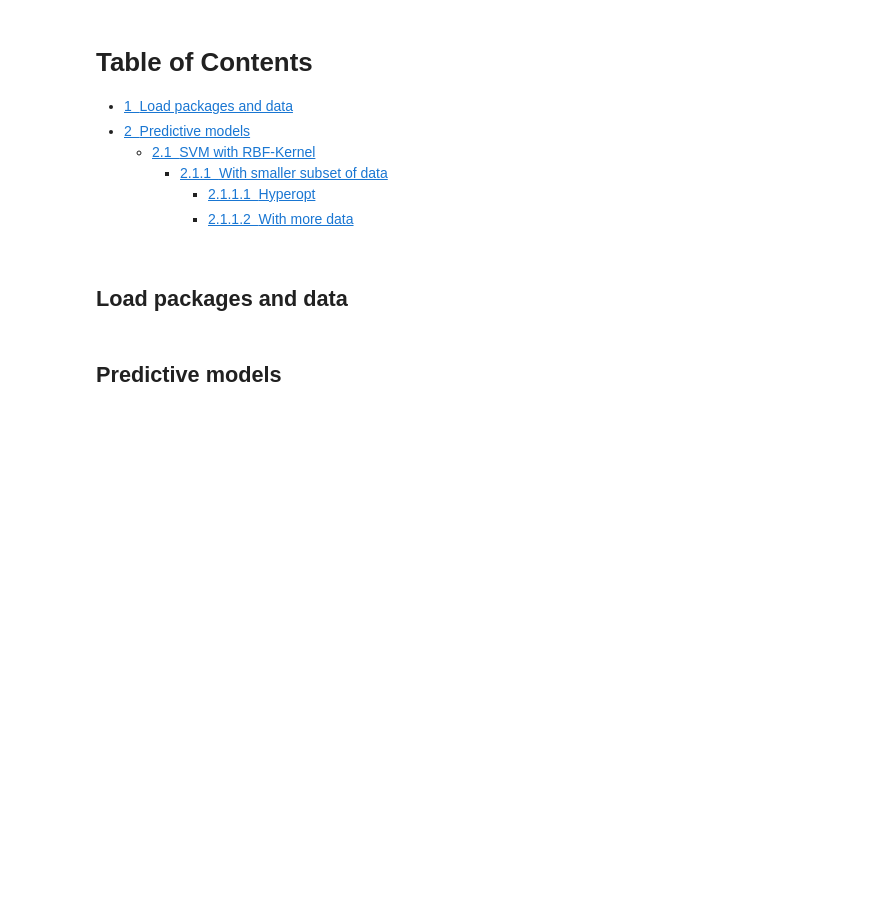
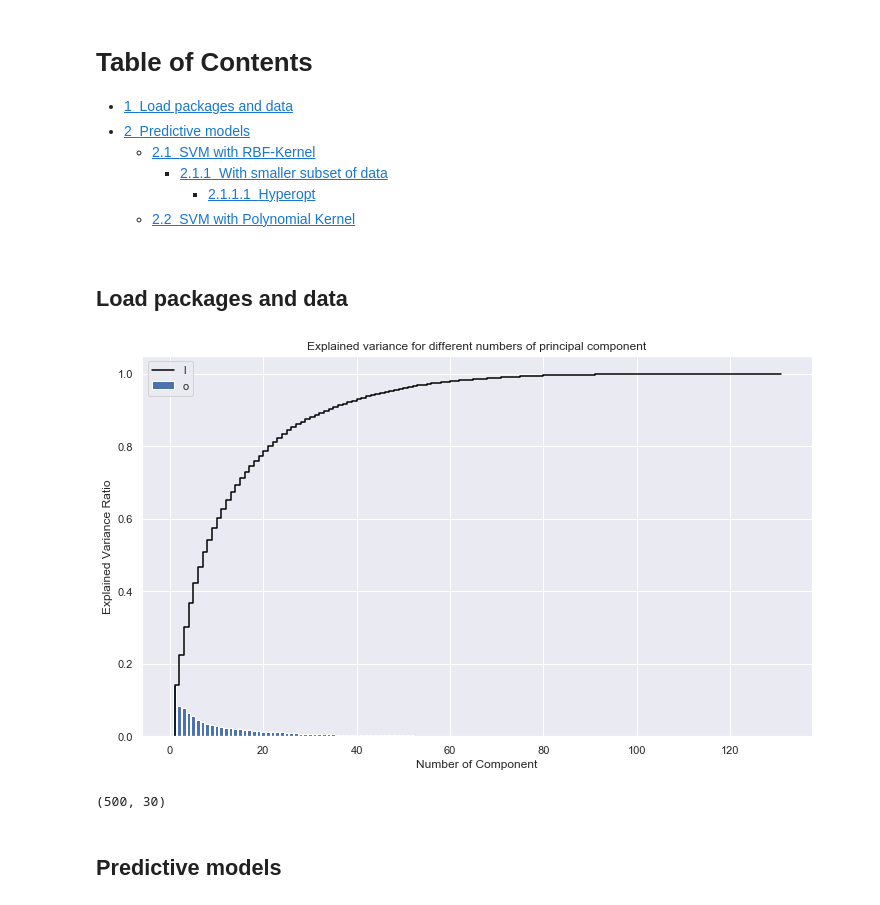
Before and after one commit to tloeber/Springboard, a Jupyter notebook: capstone_lending_club/2b_modeling_aws.ipynb, the cells around one changed output. Drawn from its saved outputs; the diff is of its cells as text; code cells hidden in the pictures; blank space fills up the shorter version.

```diff
--- a/capstone_lending_club/2b_modeling_aws.ipynb
+++ b/capstone_lending_club/2b_modeling_aws.ipynb
@@ -1,6 +1,6 @@
 # %% [markdown]
 <h1>Table of Contents<span class="tocSkip"></span></h1>
-<div class="toc"><ul class="toc-item"><li><span><a href="#Load-packages-and-data" data-toc-modified-id="Load-packages-and-data-1"><span class="toc-item-num">1&nbsp;&nbsp;</span>Load packages and data</a></span></li><li><span><a href="#Predictive-models" data-toc-modified-id="Predictive-models-2"><span class="toc-item-num">2&nbsp;&nbsp;</span>Predictive models</a></span><ul class="toc-item"><li><span><a href="#SVM-with-RBF-Kernel" data-toc-modified-id="SVM-with-RBF-Kernel-2.1"><span class="toc-item-num">2.1&nbsp;&nbsp;</span>SVM with RBF-Kernel</a></span><ul class="toc-item"><li><span><a href="#With-smaller-subset-of-data" data-toc-modified-id="With-smaller-subset-of-data-2.1.1"><span class="toc-item-num">2.1.1&nbsp;&nbsp;</span>With smaller subset of data</a></span><ul class="toc-item"><li><span><a href="#Hyperopt" data-toc-modified-id="Hyperopt-2.1.1.1"><span class="toc-item-num">2.1.1.1&nbsp;&nbsp;</span>Hyperopt</a></span></li><li><span><a href="#With-more-data" data-toc-modified-id="With-more-data-2.1.1.2"><span class="toc-item-num">2.1.1.2&nbsp;&nbsp;</span>With more data</a></span></li></ul></li></ul></li></ul></li></ul></div>
+<div class="toc"><ul class="toc-item"><li><span><a href="#Load-packages-and-data" data-toc-modified-id="Load-packages-and-data-1"><span class="toc-item-num">1&nbsp;&nbsp;</span>Load packages and data</a></span></li><li><span><a href="#Predictive-models" data-toc-modified-id="Predictive-models-2"><span class="toc-item-num">2&nbsp;&nbsp;</span>Predictive models</a></span><ul class="toc-item"><li><span><a href="#SVM-with-RBF-Kernel" data-toc-modified-id="SVM-with-RBF-Kernel-2.1"><span class="toc-item-num">2.1&nbsp;&nbsp;</span>SVM with RBF-Kernel</a></span><ul class="toc-item"><li><span><a href="#With-smaller-subset-of-data" data-toc-modified-id="With-smaller-subset-of-data-2.1.1"><span class="toc-item-num">2.1.1&nbsp;&nbsp;</span>With smaller subset of data</a></span><ul class="toc-item"><li><span><a href="#Hyperopt" data-toc-modified-id="Hyperopt-2.1.1.1"><span class="toc-item-num">2.1.1.1&nbsp;&nbsp;</span>Hyperopt</a></span></li></ul></li></ul></li><li><span><a href="#SVM-with-Polynomial-Kernel" data-toc-modified-id="SVM-with-Polynomial-Kernel-2.2"><span class="toc-item-num">2.2&nbsp;&nbsp;</span>SVM with Polynomial Kernel</a></span></li></ul></li></ul></div>
 # %% [markdown]
 ## Load packages and data
 # %%
@@ -59,13 +55,13 @@ sns.set() # Use seaborn defaults for plotting
 # %%
 # Load preprocessed training and test set, incl. feature names
 
-# X_train = joblib.load('data_processed/X_train.joblib')
-# X_test = joblib.load('data_processed/X_test.joblib')
-# y_train = joblib.load('data_processed/y_train.joblib')
-# y_test = joblib.load('data_processed/y_test.joblib')
-X_train_small = joblib.load('data_processed/X_train_small.joblib')
-X_test_small = joblib.load('data_processed/X_test_small.joblib')
-y_train_small = joblib.load('data_processed/y_train_small.joblib')
-y_test_small = joblib.load('data_processed/y_test_small.joblib')
+X_train = joblib.load('data_processed/X_train.joblib')
+X_test = joblib.load('data_processed/X_test.joblib')
+y_train = joblib.load('data_processed/y_train.joblib')
+y_test = joblib.load('data_processed/y_test.joblib')
+# X_train_s = joblib.load('data_processed/X_train_s.joblib')
+# X_test_s = joblib.load('data_processed/X_test_s.joblib')
+# y_train_s = joblib.load('data_processed/y_train_s.joblib')
+# y_test_s = joblib.load('data_processed/y_test_s.joblib')
 feature_names = joblib.load('data_processed/feature_names')
-feature_names_small = joblib.load('data_processed/feature_names_small')
+# feature_names_s = joblib.load('data_processed/feature_names_s')
@@ -71,0 +77,23 @@ feature_names_small = joblib.load('data_processed/feature_names_small')
+# %%
+# Use PCA to assess whether features lie in lower-
+# dimensional subspace
+pca = PCA()
+pca.fit(X_train)
+explained_var = pca.explained_variance_ratio_
+
+# Plot results
+plt.figure(figsize=(12, 7))
+plt.step(range(1, len(explained_var)+2),
+         np.hstack([[0], np.cumsum(explained_var)]),
+         color='black', label='Cumulative')
+plt.bar(range(1, len(explained_var)+1),
+        explained_var,
+        label='per principal component')
+plt.legend('lowerright')
+plt.title('Explained variance for different numbers of principal component')
+plt.ylim(0,1.05)
+plt.xlabel('Number of Component')
+plt.ylabel('Explained Variance Ratio')
+plt.show();
+# %% [output]
+[figure, added]
@@ -72,2 +105,6 @@ feature_names_small = joblib.load('data_processed/feature_names_small')
+# %%
+X_train_pc.shape
+# %% [output]
+(500, 30)
 # %% [markdown]
 ## Predictive models
```
Also changed, not shown: parts of 46 cells of this notebook.
